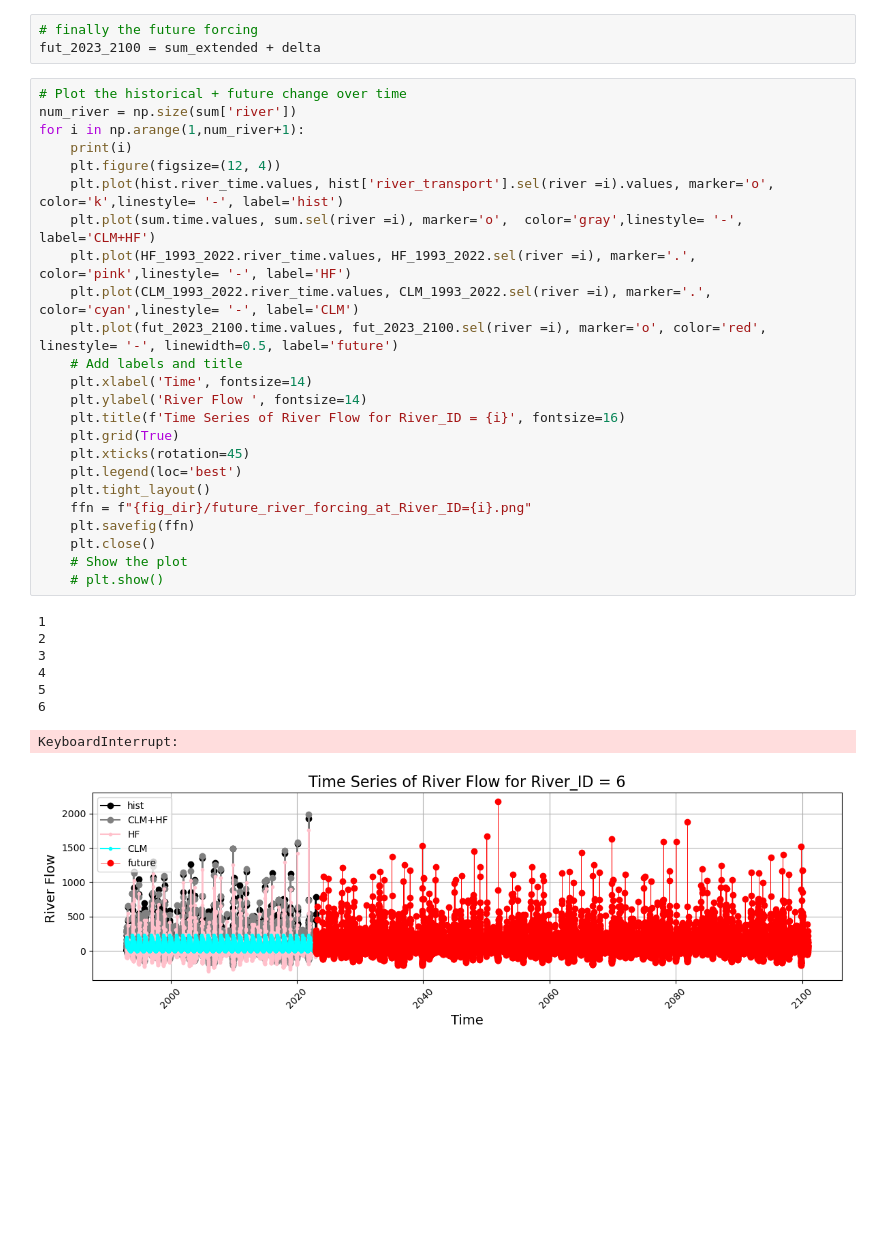
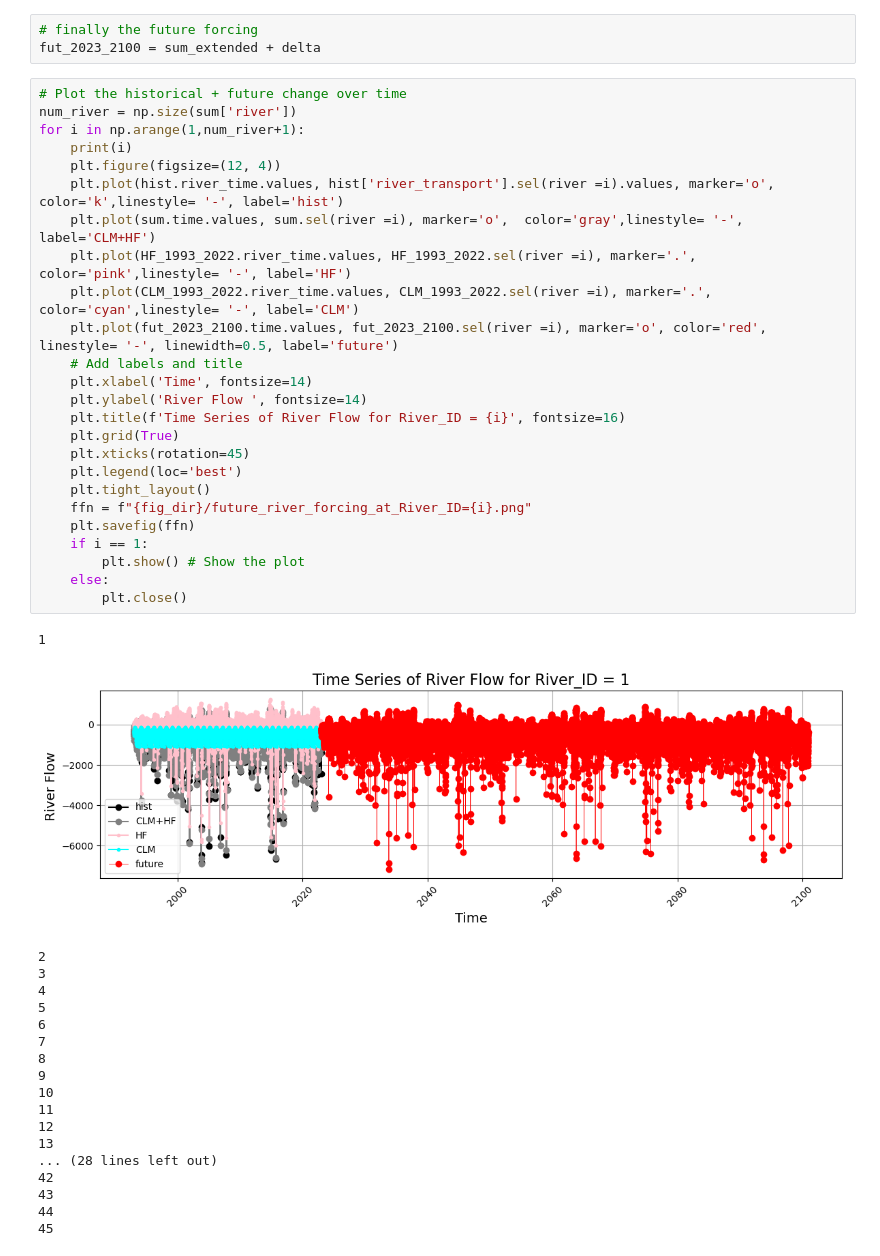
Before and after one commit to Zhu-Yifan/LO_user, a Jupyter notebook: misc/create_45_rivers_forcing_02.ipynb, the cells around one changed output. Cells and saved outputs as stored; diff of their text form; blank space fills up the shorter version.

```diff
--- a/misc/create_45_rivers_forcing_02.ipynb
+++ b/misc/create_45_rivers_forcing_02.ipynb
@@ -64,33 +64,45 @@ fut_2023_2100 = sum_extended + delta
 # %%
 # Plot the historical + future change over time
 num_river = np.size(sum['river'])
 for i in np.arange(1,num_river+1):
     print(i)
     plt.figure(figsize=(12, 4))
     plt.plot(hist.river_time.values, hist['river_transport'].sel(river =i).values, marker='o',  color='k',linestyle= '-', label='hist')
     plt.plot(sum.time.values, sum.sel(river =i), marker='o',  color='gray',linestyle= '-', label='CLM+HF')
     plt.plot(HF_1993_2022.river_time.values, HF_1993_2022.sel(river =i), marker='.',  color='pink',linestyle= '-', label='HF')
     plt.plot(CLM_1993_2022.river_time.values, CLM_1993_2022.sel(river =i), marker='.',  color='cyan',linestyle= '-', label='CLM')
     plt.plot(fut_2023_2100.time.values, fut_2023_2100.sel(river =i), marker='o', color='red', linestyle= '-', linewidth=0.5, label='future')
     # Add labels and title
     plt.xlabel('Time', fontsize=14)
     plt.ylabel('River Flow ', fontsize=14)
     plt.title(f'Time Series of River Flow for River_ID = {i}', fontsize=16)
     plt.grid(True)
     plt.xticks(rotation=45)
     plt.legend(loc='best')
     plt.tight_layout()
     ffn = f"{fig_dir}/future_river_forcing_at_River_ID={i}.png"
     plt.savefig(ffn)
-    plt.close()
-    # Show the plot
-    # plt.show()
+    if i == 1:
+        plt.show() # Show the plot
+    else:
+        plt.close()
 # %% [output]
 1
-2
-3
-4
-5
-6
+[figure, new version]
-KeyboardInterrupt:
+2
+3
+4
+5
+6
+7
+8
+9
+10
+11
+12
+13
+... (28 lines left out)
+42
+43
+44
+45
-[figure, old version]
```
